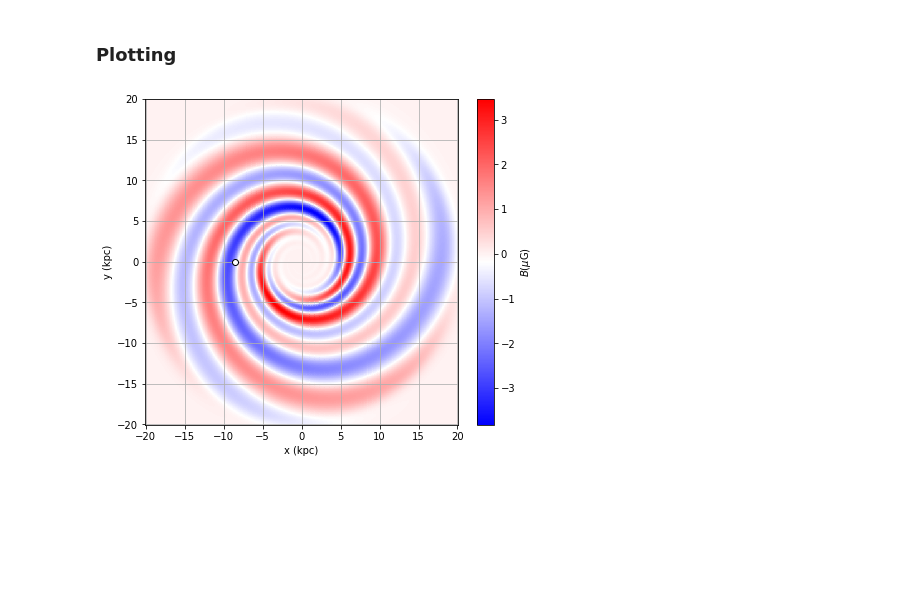
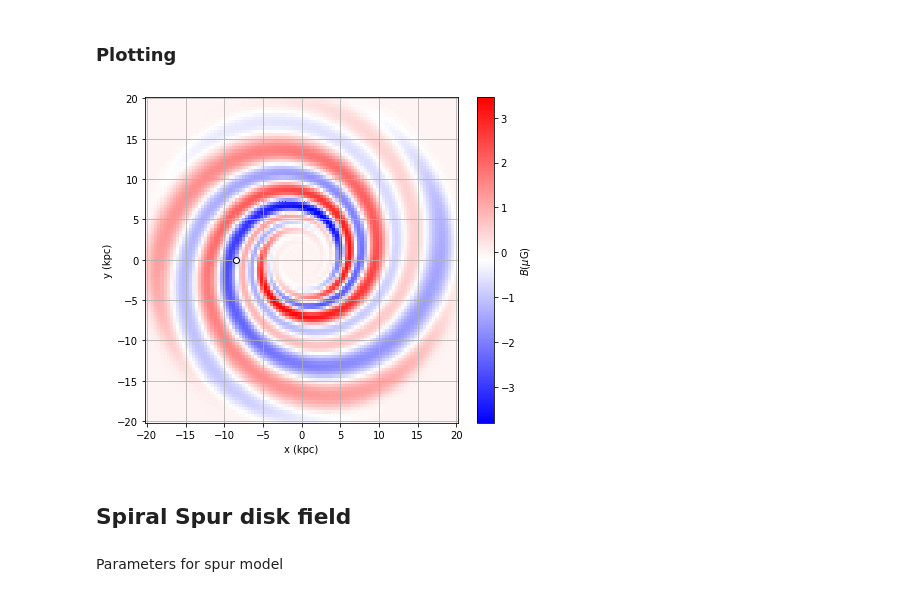
Before and after one commit to me-manu/gammaALPs, a Jupyter notebook: notebooks/test_gmf-unger-farrar_DISK.ipynb, the cells around one changed output. Cells and saved outputs as stored; diff of their text form; code cells hidden in the pictures; blank space fills up the shorter version.

Commit message:
implementing spiral spur disk field function

```diff
--- a/notebooks/test_gmf-unger-farrar_DISK.ipynb
+++ b/notebooks/test_gmf-unger-farrar_DISK.ipynb
@@ -46,28 +48,3 @@ fCosPitch = np.cos(fDiskPitch)
 fTanPitch = np.tan(fDiskPitch)
 # %% [markdown]
 ## General functions
-# %%
-def sigmoid(x, x0, w):
-    """Logistic sigmoid function."""
-    return 1 / (1 + np.exp(-(x - x0) / w))
-
-# Not sure about this function
-def cyl_to_cart(v, cos_phi, sin_phi):
-    """
-    Converts a given vector v in cylinder coordinates
-    to cartesian coordinates
-    """
-    return np.array([v[0] * cos_phi - v[1] * sin_phi,
-                     v[0] * sin_phi + v[1] * cos_phi,
-                     v[2]])
-
-# returns the sign of b-field depending on quadrant for plotting
-def sign(b, x, y):
-    if x>0 and y>0:
-        return 1 if b[1]>0 else -1
-    elif x<0 and y<0:
-        return -1 if b[1]>0 else 1
-    elif x>0 and y<0:
-        return 1 if b[0]>0 else -1
-    else:
-        return -1 if b[0]>0 else 1
@@ -127,30 +194,34 @@ def get_spiral_field(x, y, z):
 # %%
 z = 0
 
 # grid of x and y values
-x = np.linspace(-20, 20, 501)
-y = np.linspace(-20, 20, 501)
+x = np.linspace(-20, 20, 100)
+y = np.linspace(-20, 20, 100)
 xx, yy = np.meshgrid(x, y, indexing='ij')
 
 B_strength = np.zeros_like(xx)
 
 for i in range(len(x)):
     for j in range(len(y)):
         B = get_spiral_field(xx[i,j], yy[i,j], z)
         B_strength[i,j] = np.linalg.norm(B)*sign(B, xx[i,j], yy[i,j])
 
 
 
 plt.figure(figsize=(7,6))
 p = plt.pcolormesh(xx, yy, B_strength, cmap=plt.cm.bwr, shading='auto')
 plt.colorbar(p, label = '$B (\mu\mathrm{G})$')
 
 
 plt.xlabel('x (kpc)')
 plt.ylabel('y (kpc)')
 plt.plot(-8.5, 0., marker='o', mec='k', mfc='w')
 plt.grid()
 
 plt.show()
 # %% [output]
-[figure, old version]
+[figure, new version]
+# %% [markdown]
+## Spiral Spur disk field
+# %% [markdown]
+Parameters for spur model
```
Also changed, not shown: parts of 7 cells of this notebook.
